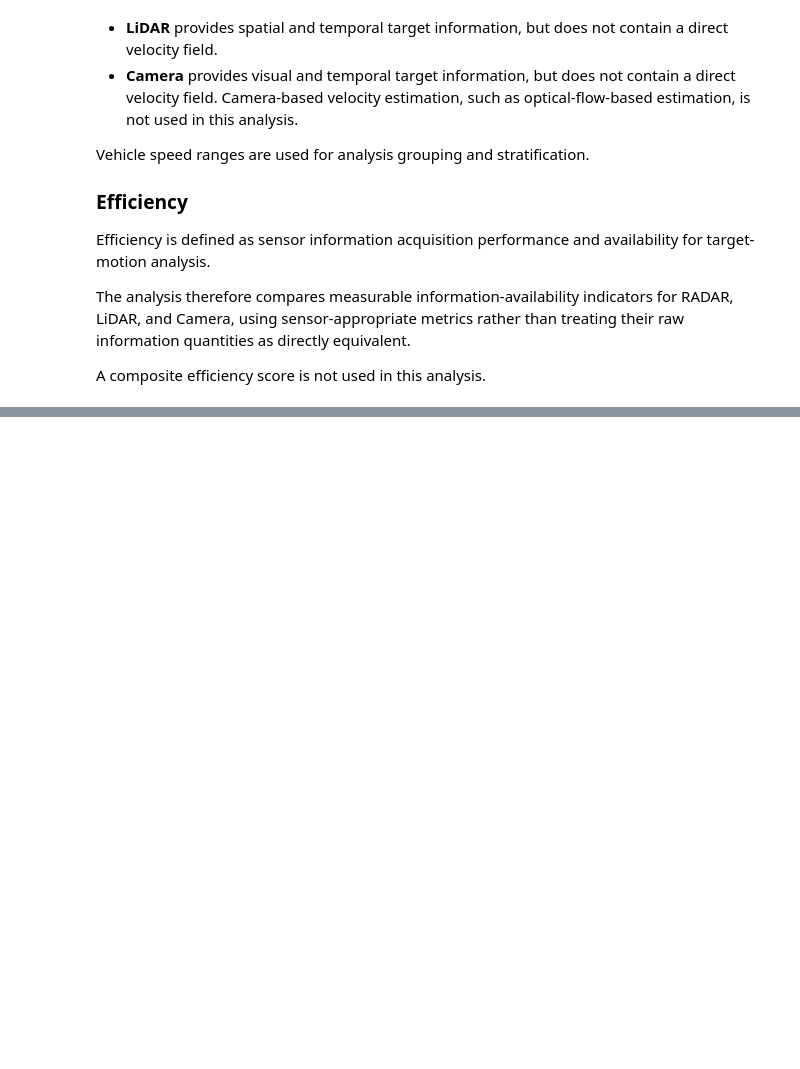
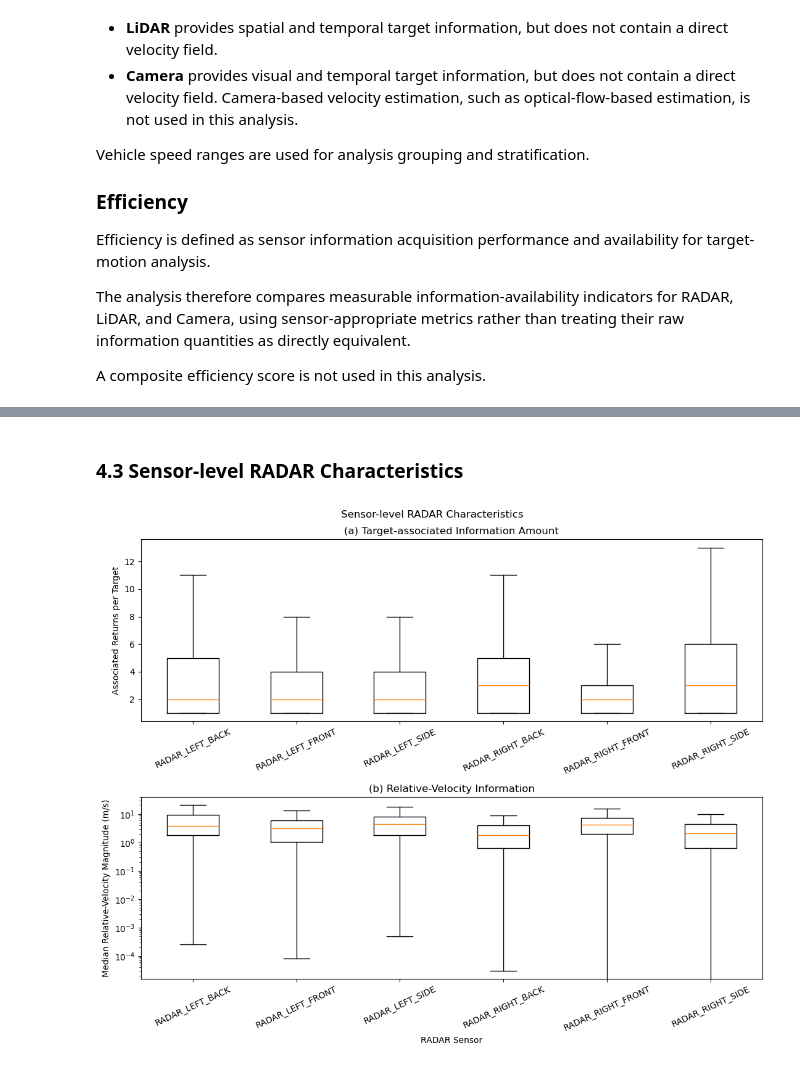
Before and after one commit to lailaamin70/Boeing-RADAR-Autonomous-, a Jupyter notebook: velocity_efficiency_report.ipynb, the cells around one changed output, grey strips where cells are left out. Saved outputs shown, nothing was run; the diff lists cells and outputs as text; code cells hidden in the pictures; blank space fills up the shorter version.

```diff
--- a/velocity_efficiency_report.ipynb
+++ b/velocity_efficiency_report.ipynb
@@ -39,0 +389,34 @@ A composite efficiency score is not used in this analysis.
+# %% [markdown]
+### 4.3 Sensor-level RADAR Characteristics
+# %%
+radar_point_df = target_radar_points_df.copy()
+radar_point_df["vrel_magnitude"] = np.sqrt(radar_point_df["vrel_x"]**2 + radar_point_df["vrel_y"]**2 + radar_point_df["vrel_z"]**2)
+
+radar_sensor_target_df = radar_point_df.groupby(["sensor", "annotation_token"], as_index=False).agg(
+    radar_return_count=("vrel_magnitude", "size"),
+    median_vrel_magnitude=("vrel_magnitude", "median")
+)
+
+radar_sensors = sorted(radar_sensor_target_df["sensor"].unique())
+# %%
+fig, axes = plt.subplots(2, 1, figsize=(11, 9))
+
+return_data = [radar_sensor_target_df.loc[radar_sensor_target_df["sensor"] == sensor, "radar_return_count"] for sensor in radar_sensors]
+axes[0].boxplot(return_data, labels=radar_sensors, showfliers=False)
+axes[0].set_ylabel("Associated Returns per Target")
+axes[0].set_title("(a) Target-associated Information Amount")
+axes[0].tick_params(axis="x", rotation=25)
+
+velocity_data = [radar_sensor_target_df.loc[radar_sensor_target_df["sensor"] == sensor, "median_vrel_magnitude"] for sensor in radar_sensors]
+axes[1].boxplot(velocity_data, labels=radar_sensors, showfliers=False)
+axes[1].set_yscale("log")
+axes[1].set_xlabel("RADAR Sensor")
+axes[1].set_ylabel("Median Relative-Velocity Magnitude (m/s)")
+axes[1].set_title("(b) Relative-Velocity Information")
+axes[1].tick_params(axis="x", rotation=25)
+
+fig.suptitle("Sensor-level RADAR Characteristics")
+plt.tight_layout()
+plt.show()
+# %% [output]
+[figure, added]
```
Also changed, not shown: parts of 41 cells of this notebook.
